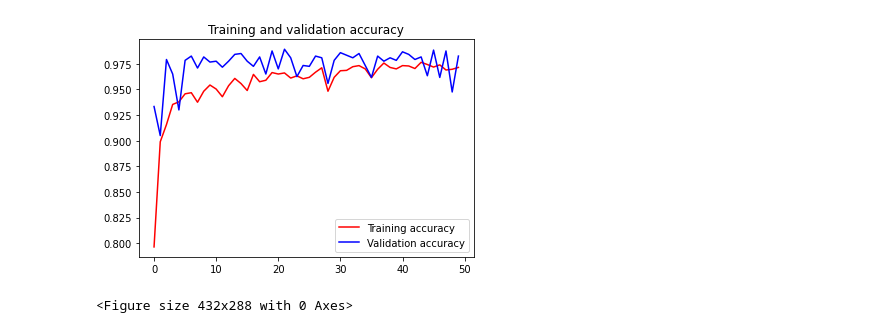
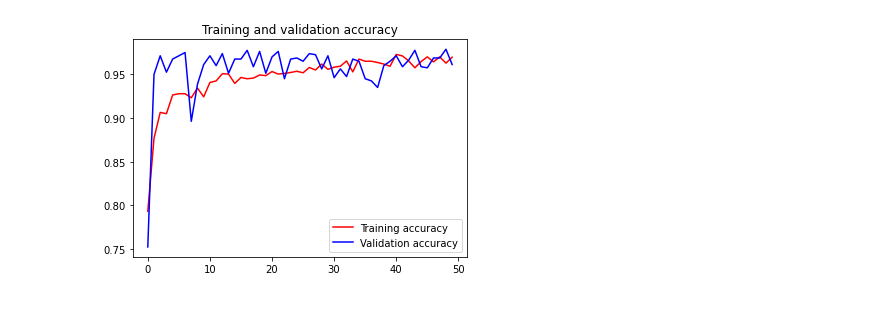
Before and after one commit to cjlee0217/covid19_mask_detection, a Jupyter notebook: 모델링/using_basic.ipynb, the cells around one changed output. Cells and saved outputs as stored; diff of their text form; code cells hidden in the pictures.

```diff
--- a/모델링/using_basic.ipynb
+++ b/모델링/using_basic.ipynb
@@ -10,24 +10,23 @@ from keras.preprocessing import image_dataset_from_directory
 # %%
 model = Sequential()
 
-model.add(Conv2D(input_shape = (120,90,3), filters = 32, kernel_size = (3,3), strides = (1,1)))
+model.add(Conv2D(input_shape = (90,120,3), filters = 32, kernel_size = (5,5), strides = (1,1)))
 model.add(Activation('relu'))
 model.add(MaxPooling2D(pool_size = (2,2)))
 
-model.add(Conv2D(filters = 32, kernel_size = (3,3), strides = (1,1)))
+model.add(Conv2D(filters = 128, kernel_size = (5,5), strides = (1,1)))
 #model.add(BatchNormalization())
 model.add(Activation('relu'))
 model.add(MaxPooling2D(pool_size = (2,2)))
 
-model.add(Conv2D(filters = 16, kernel_size = (3,3), strides = (1,1)))
-#model.add(BatchNormalization())
-model.add(Activation('relu'))
-model.add(MaxPooling2D(pool_size = (2,2)))
+# model.add(Conv2D(filters = 16, kernel_size = (3,3), strides = (1,1)))
+# model.add(Activation('relu'))
+# model.add(MaxPooling2D(pool_size = (2,2)))
 
 
 model.add(Flatten())
-model.add(Dense(256, activation = 'relu'))
-model.add(Dense(64, activation = 'relu'))
+model.add(Dense(128, activation = 'relu'))
+#model.add(Dense(64, activation = 'relu'))
 model.add(Dense(4, activation = 'softmax'))
 
 adam = Adam(lr = 0.001)
@@ -62,4 +61,5 @@ train_datagen = ImageDataGenerator(rescale=1./255,
                                    vertical_flip=True,
                                    fill_mode='nearest')
 
+validate_datagen = ImageDataGenerator(rescale=1./255.)
 test_datagen = ImageDataGenerator(rescale=1./255.)
@@ -68,14 +66,19 @@ save_path = 'C:/mask_data/'
 # %%
-save_path = 'C:/mask_data/'
+save_path = 'D:/mask_data/split/'
 
 train_generator = train_datagen.flow_from_directory(save_path+'train/',
                                                   batch_size=10,
-                                                    target_size=(120,90),
+                                                    target_size=(90,120),
                                                   class_mode='categorical')
 
-validation_generator = test_datagen.flow_from_directory(save_path+'test/',
+validation_generator = validate_datagen.flow_from_directory(save_path+'validate/',
                                                       batch_size=10,
-                                                        target_size=(120,90),
+                                                        target_size=(90,120),
                                                       class_mode='categorical')
+
+test_generator = test_datagen.flow_from_directory(save_path+'test/',
+                                                      batch_size=10,
+                                                        target_size=(90,120),
+                                                      class_mode='categorical')
 # %% [output]
 Found 2800 images belonging to 4 classes.
@@ -86,7 +90,7 @@ history = model.fit(
   validation_data=validation_generator,
   steps_per_epoch=280,
   epochs=50,
-  validation_steps=120
+  validation_steps=80
 )
 # %% [output]
 Epoch 1/50
@@ -109,22 +118,22 @@ Epoch 50/50
 # %%
 import matplotlib.pyplot as plt
 
 acc = history.history['accuracy']
 val_acc = history.history['val_accuracy']
 loss = history.history['loss']
 val_loss = history.history['val_loss']
 
 epochs = range(len(acc))
 
 plt.plot(epochs, acc, 'r', label='Training accuracy')
 plt.plot(epochs, val_acc, 'b', label='Validation accuracy')
 plt.title('Training and validation accuracy')
 plt.legend(loc=0)
-plt.figure()
+fig = plt.gcf()
+fig.savefig('from_basic.png',dpi=fig.dpi)
 plt.show()
 # %% [output]
-[figure, old version]
+[figure, new version]
-<Figure size 432x288 with 0 Axes>
 # %%
 from keras.models import load_model
 
```
Also changed, not shown: parts of 6 cells of this notebook, 7 other files.
